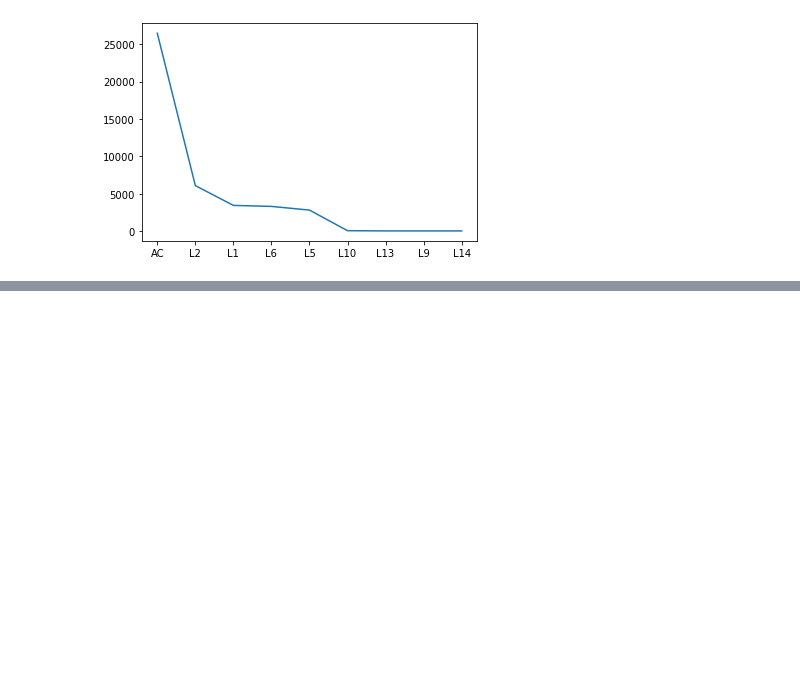
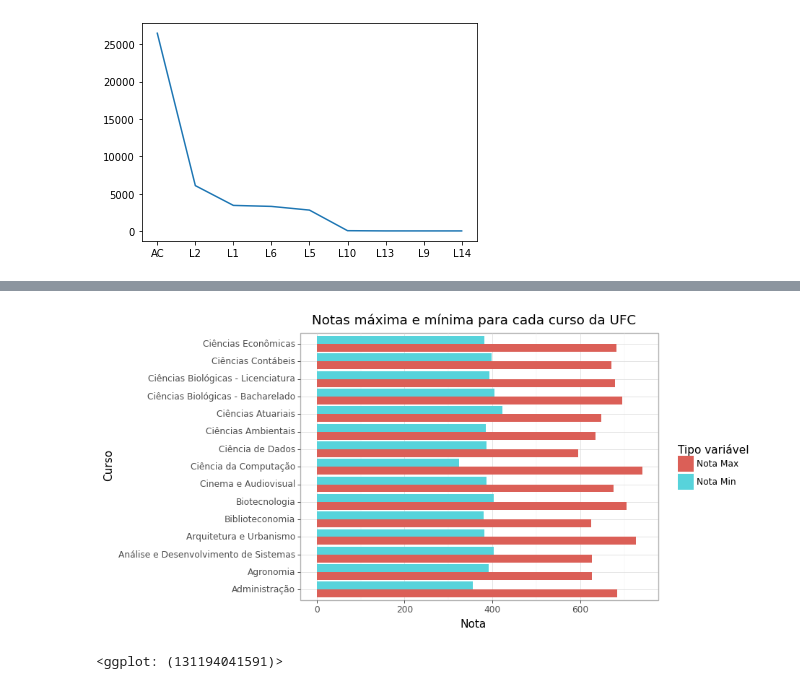
Before and after one commit to Brabissima/Data-Science, a Jupyter notebook: Trabalho 02/Trabalho 02 - Mineração de Dados.ipynb, the cells around one changed output, grey strips where cells are left out. Saved outputs shown, nothing was run; the diff lists cells and outputs as text; code cells hidden in the pictures; blank space fills up the shorter version.

```diff
--- a/Trabalho 02/Trabalho 02 - Mineração de Dados.ipynb
+++ b/Trabalho 02/Trabalho 02 - Mineração de Dados.ipynb
@@ -328,0 +356,12 @@ Quantidade de candidatos inscritos em cada cota
+# %%
+cursos = np.unique(lista_espera['Curso'])[:15]
+notas_min, notas_max = [], []
+df_amp_notas = pd.DataFrame()
+for curso in cursos:
+    nota_min = min(lista_espera['Nota'][lista_espera['Curso'] == curso])
+    nota_max = max(lista_espera['Nota'][lista_espera['Curso'] == curso])
+    notas_min.append(nota_min)
+    notas_max.append(nota_max)
+df_amp_notas['Curso'] = np.array(cursos).T
+df_amp_notas['Nota Min'] = np.array(notas_min).T
+df_amp_notas['Nota Max'] = np.array(notas_max).T
@@ -328,0 +370,4 @@ Quantidade de candidatos inscritos em cada cota
+# %%
+notas_min_max = pd.melt(df_amp_notas, id_vars=['Curso'], value_vars=['Nota Min', 'Nota Max'],
+                       var_name='Tipo variável', value_name='Nota')
+notas_min_max.head()
@@ -328,0 +381,11 @@ Quantidade de candidatos inscritos em cada cota
+# %%
+(ggplot(notas_min_max, aes('Curso', 'Nota', fill='Tipo variável'))
+    + geom_bar(position='dodge', stat='identity')
+    + scale_x_discrete(breaks=cursos)
+    + coord_flip()
+    + theme_light()
+    + ggtitle('Notas máxima e mínima para cada curso da UFC')
+)
+# %% [output]
+[figure, added]
+<ggplot: (131194041591)>
```
Also changed, not shown: parts of 9 cells of this notebook.
